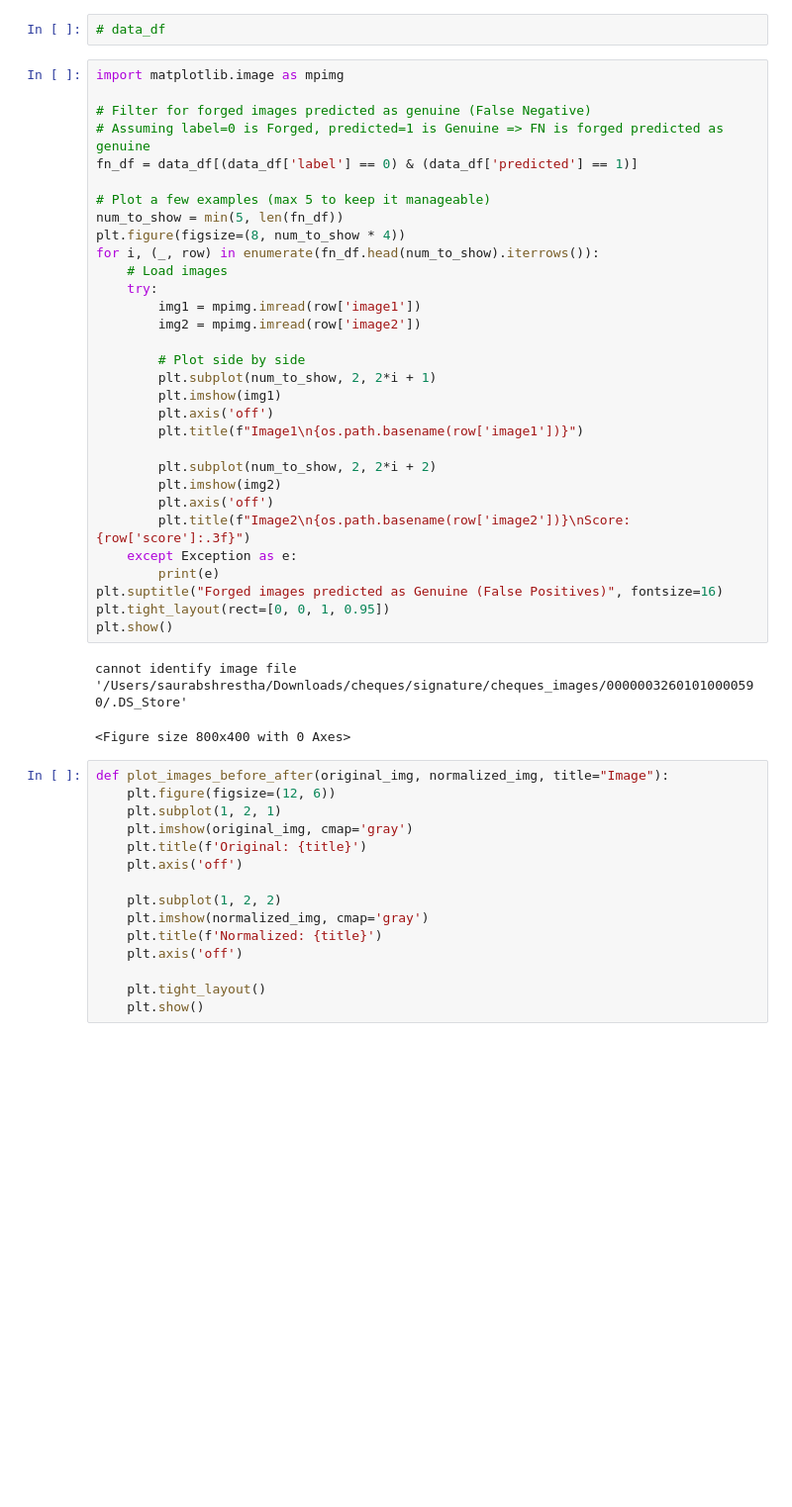
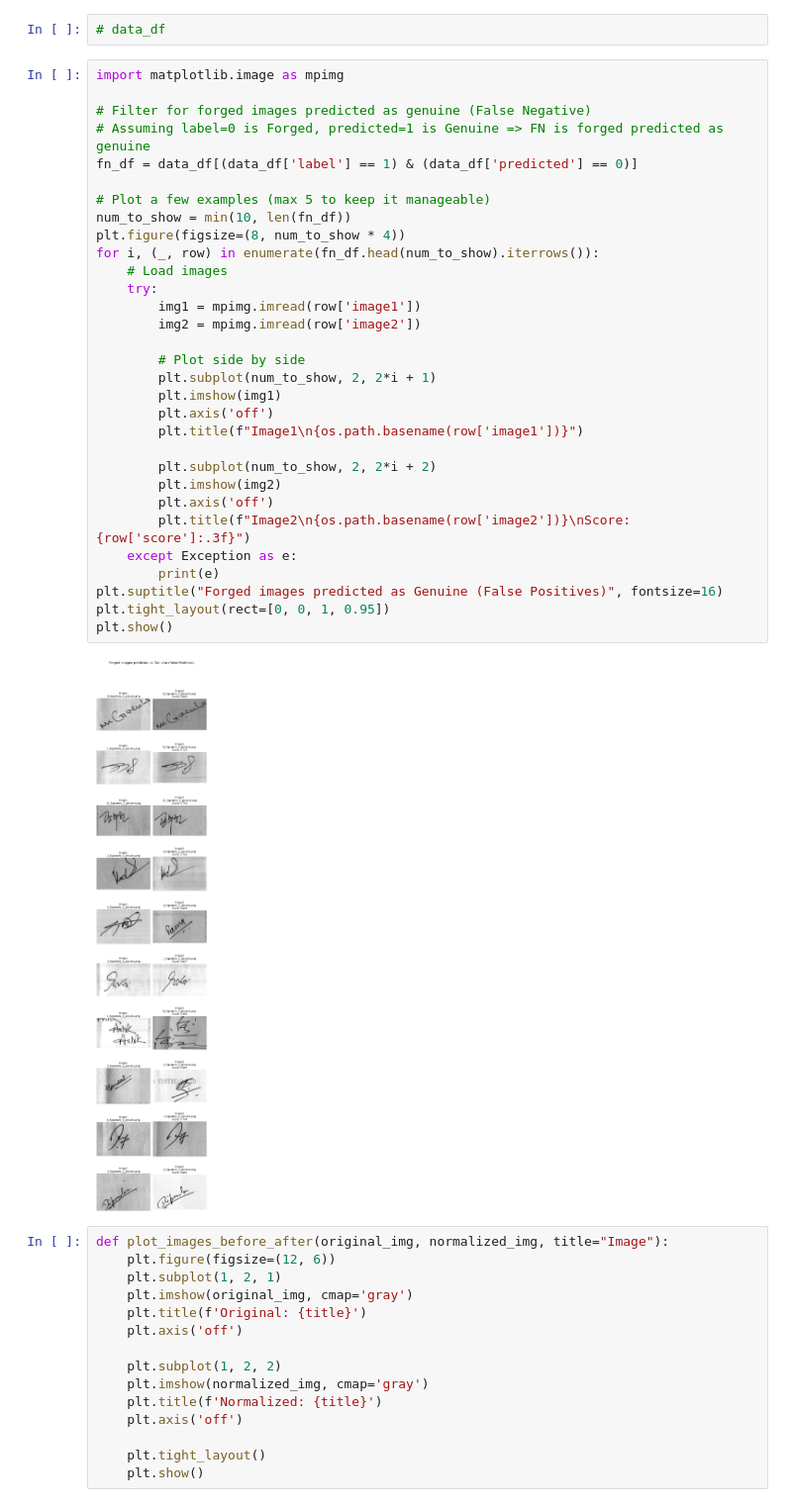
Before and after one commit to Saurab-Shrestha/signature-verification, a Jupyter notebook: src/testing.ipynb, the cells around one changed output. Shown at 99% size. Cells and saved outputs as stored; diff of their text form; blank space fills up the shorter version.

```diff
--- a/src/testing.ipynb
+++ b/src/testing.ipynb
@@ -174,37 +189,36 @@ pd.set_option('display.width', None)
 # %%
 import matplotlib.image as mpimg
 
 # Filter for forged images predicted as genuine (False Negative)
 # Assuming label=0 is Forged, predicted=1 is Genuine => FN is forged predicted as genuine
-fn_df = data_df[(data_df['label'] == 0) & (data_df['predicted'] == 1)]
+fn_df = data_df[(data_df['label'] == 1) & (data_df['predicted'] == 0)]
 
 # Plot a few examples (max 5 to keep it manageable)
-num_to_show = min(5, len(fn_df))
+num_to_show = min(10, len(fn_df))
 plt.figure(figsize=(8, num_to_show * 4))
 for i, (_, row) in enumerate(fn_df.head(num_to_show).iterrows()):
     # Load images
     try:
         img1 = mpimg.imread(row['image1'])
         img2 = mpimg.imread(row['image2'])
 
         # Plot side by side
         plt.subplot(num_to_show, 2, 2*i + 1)
         plt.imshow(img1)
         plt.axis('off')
         plt.title(f"Image1\n{os.path.basename(row['image1'])}")
 
         plt.subplot(num_to_show, 2, 2*i + 2)
         plt.imshow(img2)
         plt.axis('off')
         plt.title(f"Image2\n{os.path.basename(row['image2'])}\nScore: {row['score']:.3f}")
     except Exception as e:
         print(e)
 plt.suptitle("Forged images predicted as Genuine (False Positives)", fontsize=16)
 plt.tight_layout(rect=[0, 0, 1, 0.95])
 plt.show()
 # %% [output]
-cannot identify image file '/Users/saurabshrestha/Downloads/cheques/signature/cheques_images/00000032601010000590/.DS_Store'
-<Figure size 800x400 with 0 Axes>
+[figure, added]
 # %%
 def plot_images_before_after(original_img, normalized_img, title="Image"):
     plt.figure(figsize=(12, 6))
```
Also changed, not shown: parts of 2 cells of this notebook, 6 other files.
